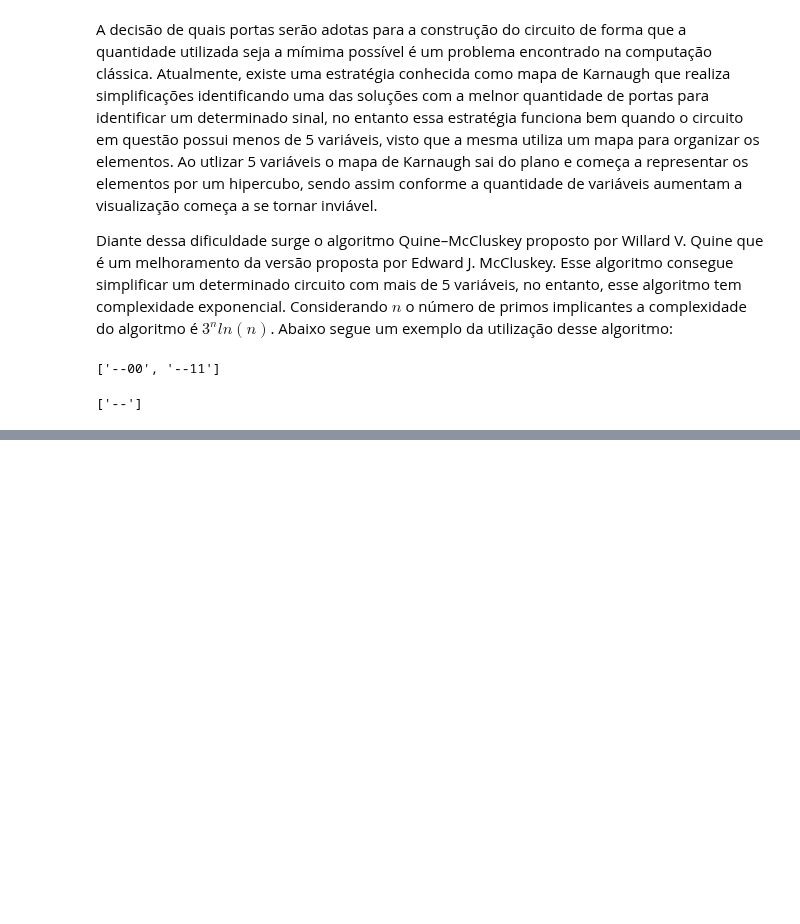
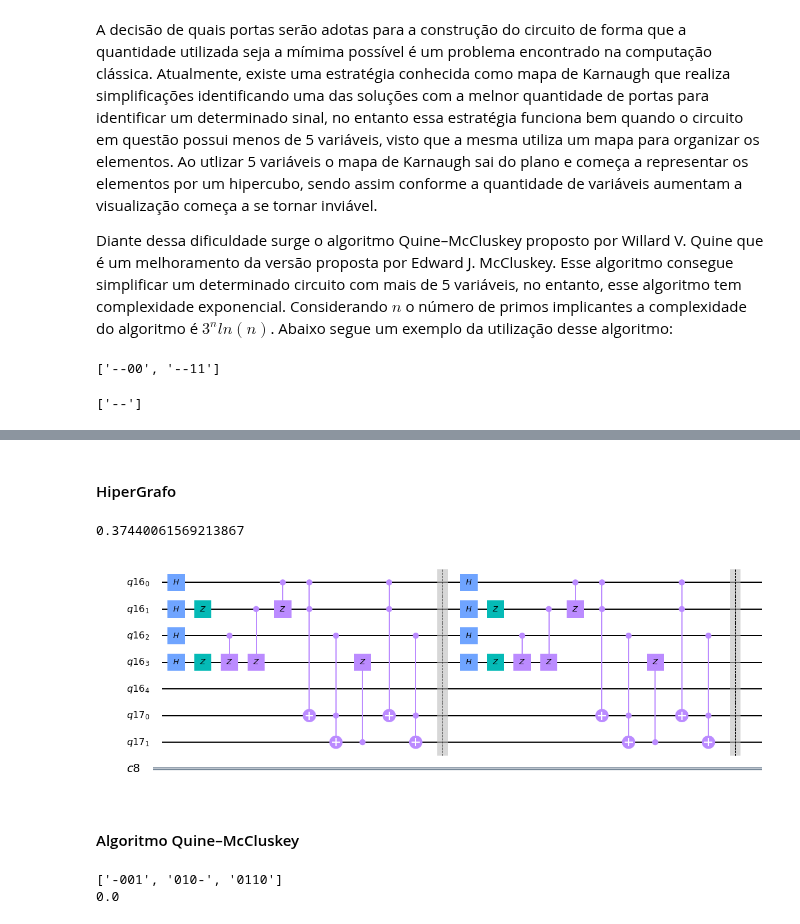
Before and after one commit to adjs/comp-quantica, a Jupyter notebook: projetos/Grupo 04/grupo4_notebook.ipynb, the cells around one changed output, grey strips where cells are left out. Drawn from its saved outputs; the diff is of its cells as text; code cells hidden in the pictures; blank space fills up the shorter version.

```diff
--- a/projetos/Grupo 04/grupo4_notebook.ipynb
+++ b/projetos/Grupo 04/grupo4_notebook.ipynb
@@ -480,0 +522,16 @@ print(pattern)
+# %% [markdown]
+#### HiperGrafo
+# %%
+print(fim - inicio)
+circuit.draw(output='mpl')
+# %% [output]
+0.37440061569213867
+[figure, added]
+# %% [markdown]
+#### Algoritmo Quine–McCluskey
+# %%
+print(pattern)
+print(fim - inicio)
+# %% [output]
+['-001', '010-', '0110']
+0.0
```
Also changed, not shown: parts of 24 cells of this notebook, 3 other files.
